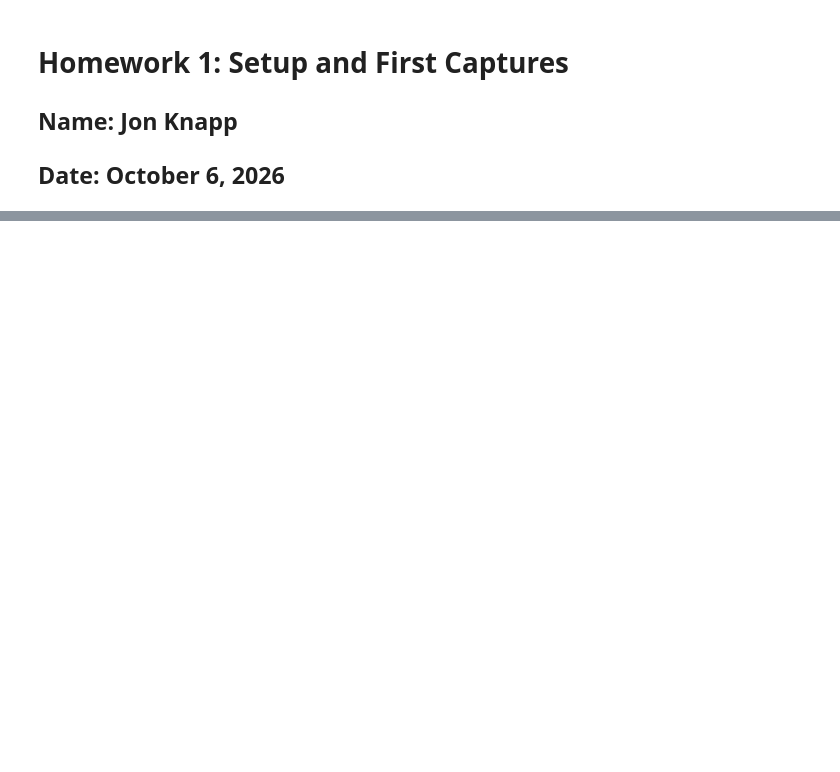
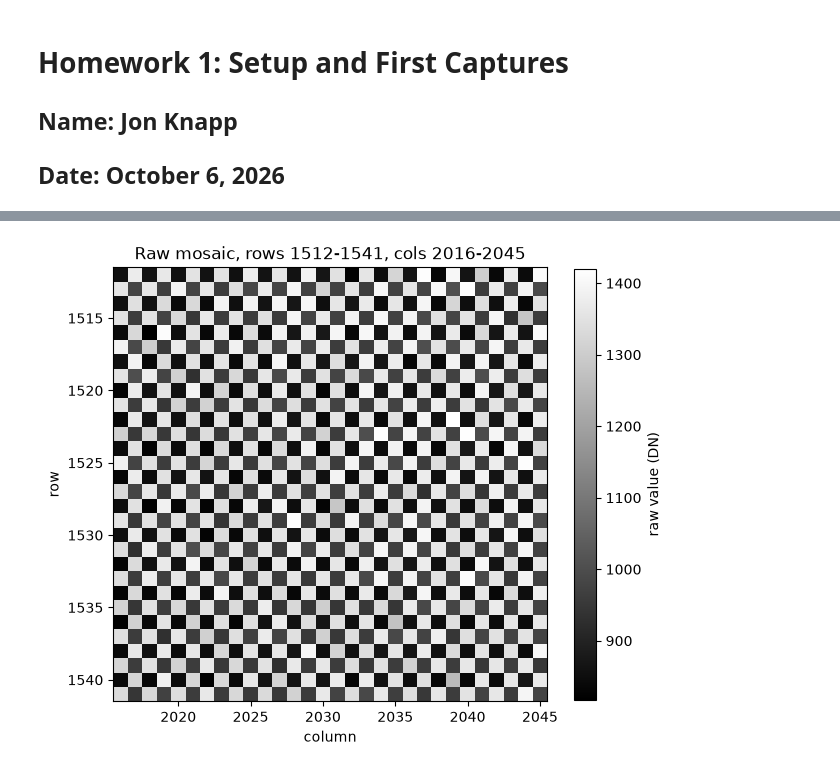
Before and after one commit to Jon-Knapp/EE513, a Jupyter notebook: Setup and First Captures.ipynb, the cells around one changed output, grey strips where cells are left out. Drawn from its saved outputs; the diff is of its cells as text; code cells hidden in the pictures; blank space fills up the shorter version.

```diff
--- a/Setup and First Captures.ipynb
+++ b/Setup and First Captures.ipynb
@@ -99,0 +60,28 @@ Not used until week 6, but the course environment installs them now: torch 2.11.
+# %%
+from pathlib import Path
+import pandas as pd
+import rawpy
+
+raw_path = Path("Image Captures") / "IMG_0327_RAW.DNG"
+heic_path = Path("Image Captures") / "IMG_0326_HEIC.HEIC"
+
+# Raw: one sample per pixel; bit depth follows from the white level
+with rawpy.imread(str(raw_path)) as raw:
+    mosaic = raw.raw_image_visible.copy()
+    raw_bits = int(raw.white_level).bit_length()
+raw_channels = 1 if mosaic.ndim == 2 else mosaic.shape[2]
+
+# HEIC: read channel count and bits per channel from the 'pixi' header box
+heic_bytes = heic_path.read_bytes()
+i = heic_bytes.find(b"pixi")
+heic_channels = heic_bytes[i + 8]
+heic_bits = heic_bytes[i + 9]
+
+pd.DataFrame(
+    {
+        "file size (MB)": [raw_path.stat().st_size / 1e6, heic_path.stat().st_size / 1e6],
+        "bit depth (per sample)": [raw_bits, heic_bits],
+        "channels": [raw_channels, heic_channels],
+    },
+    index=[raw_path.name, heic_path.name],
+).round(2)
@@ -99,0 +95,17 @@ Not used until week 6, but the course environment installs them now: torch 2.11.
+# %%
+import matplotlib.pyplot as plt
+
+n = 30
+r0, c0 = mosaic.shape[0] // 2, mosaic.shape[1] // 2   # centre of the frame
+patch = mosaic[r0:r0 + n, c0:c0 + n]
+
+fig, ax = plt.subplots(figsize=(7, 7))
+im = ax.imshow(patch, cmap="gray", interpolation="nearest",
+               extent=(c0 - 0.5, c0 + n - 0.5, r0 + n - 0.5, r0 - 0.5))
+ax.set_title(f"Raw mosaic, rows {r0}-{r0 + n - 1}, cols {c0}-{c0 + n - 1}")
+ax.set_xlabel("column")
+ax.set_ylabel("row")
+fig.colorbar(im, ax=ax, label="raw value (DN)", shrink=0.8)
+plt.show()
+# %% [output]
+[figure, added]
```
Also changed, not shown: parts of 35 cells of this notebook, 3 other files.
